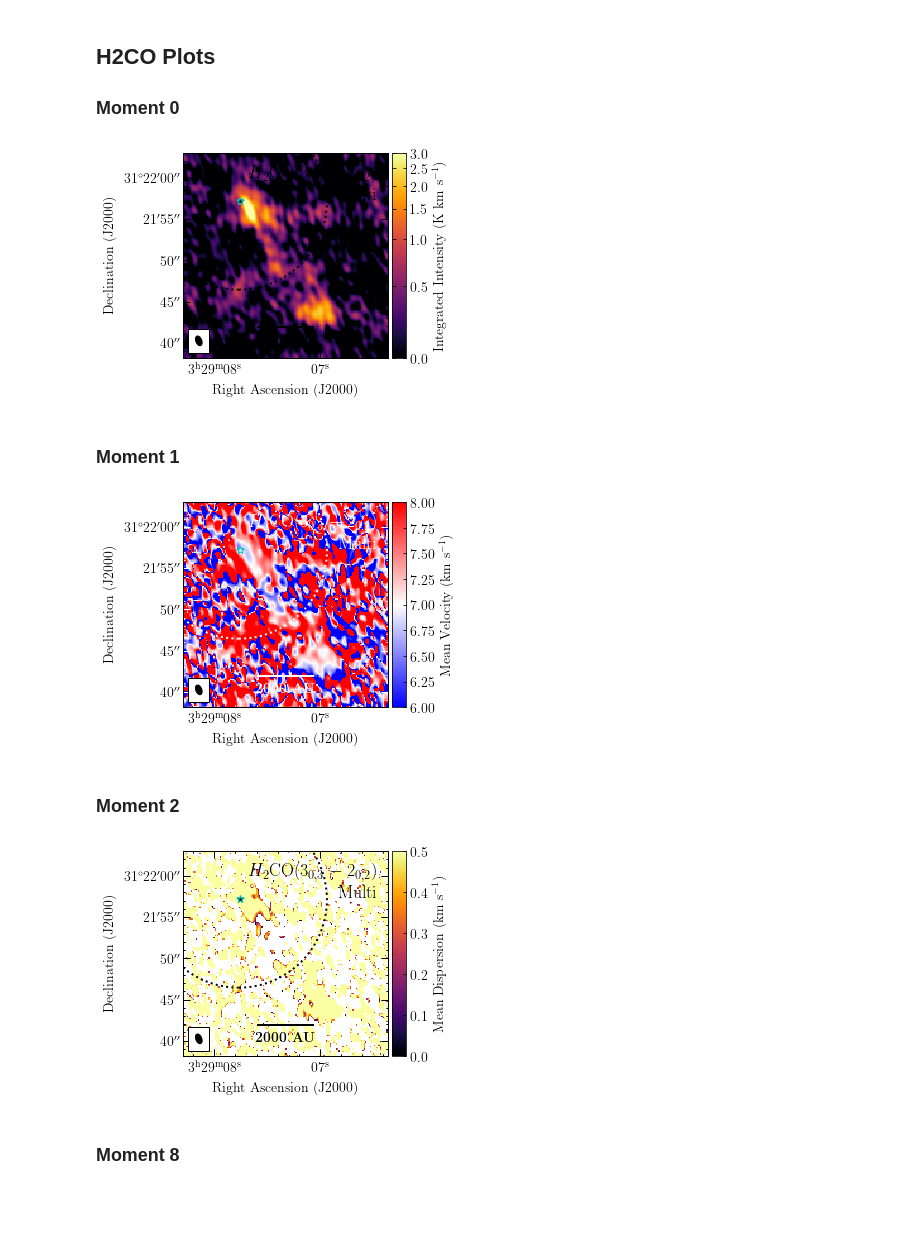
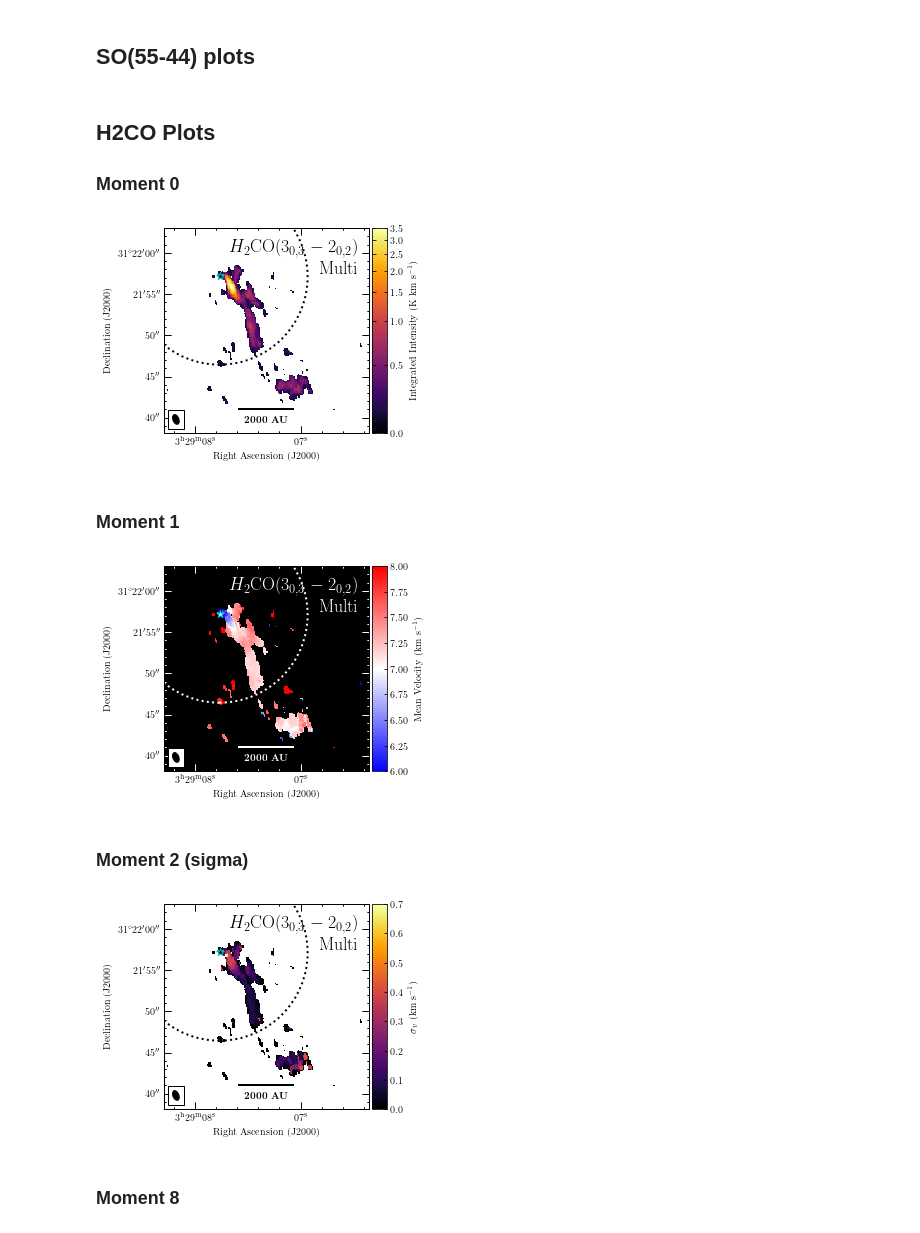
Before and after one commit to tere-valdivia/Per-emb-50_results, a Jupyter notebook: Data_figures.ipynb, the cells around one changed output. Saved outputs shown, nothing was run; the diff lists cells and outputs as text; code cells hidden in the pictures; blank space fills up the shorter version.

```diff
--- a/Data_figures.ipynb
+++ b/Data_figures.ipynb
@@ -30,78 +29,50 @@ def plot_aplpy_standard(image, stretch, vmin, vmax, cmap, phasecent=[ra_Per50, d
     fig.beam.set_frame(True)
     fig.scalebar.set_linewidth(2)
     return fig
+# %% [markdown]
+## SO(55-44) plots
 # %% [markdown]
 ## H2CO Plots
 
 ### Moment 0
 # %%
-saveaction = 0
-contourplot = 0
-# regionplot = 0
+saveaction = 1
 
 folder = 'H2CO/CDconfigsmall/'
 filename = H2CO_303_202_s + '_fitcube_total_mom0'
 cleanalg = 'Multi'
 stretch = 'arcsinh'
 
-# moment = 0
-# velinit = 7 #km/s
-# velend = 8 #km/s
-
-# savefile = folder + 'H2CO_'+cleanalg+'_'+str(velinit)+'to'+str(velend)+'_'+stretch+'_moment'+str(moment)+'_SMAbeam.pdf'
 savefile = folder + 'H2CO_'+cleanalg+'_fitcube_total_mom0' + '_'+stretch + '.pdf'
 vmin = 0
-vmax = 3.
+vmax = 3.5
 vmid = 0.5
 cmap = 'inferno'
 title = r'$H_{2}$CO($3_{0,3}-2_{0,2}$)'
 
-# contourfile = 'SO_55_44/Per-emb-50_C_l009l048_cont.fits'
-# contourfile2 = filename+'.fits'
-# contlevels = [0.007]
-# regions = folder +'spectra_regs.reg'
-
-# cube = SpectralCube.read(filename+'.fits')
-# cube = cube.with_spectral_unit(u.km/u.s)
-# headercube = cube.hdu.header
 headercube = fits.getheader(filename+'.fits')
 freq = headercube['RESTFREQ'] * u.Hz
 phasecent = [headercube['ra'], headercube['dec']]
 
-# subcube = cube.spectral_slab(velinit*u.km/u.s, velend*u.km/u.s)
-# moment0 = subcube.moment(order=moment).hdu
-# rms = calculatenoise(moment0.data)[0]
-if contourplot:
-    contour2 = filename + '.fits'
-#     contourfile = SpectralCube.read(contourfile)
-#     contourfile = contourfile[0,:,:]
-#     contourfile2 = SpectralCube.read(contourfile2).with_spectral_unit(u.km/u.s)
-#     contour2 = contourfile2.spectral_slab(velinit*u.km/u.s, velend*u.km/u.s).moment(order=moment).hdu
-#     rms2 = calculatenoise(contour2.data)[0]
-
-# fig = plot_aplpy_standard(moment0, stretch, vmin, vmax, cmap)
 fig = plot_aplpy_standard(filename+'.fits', stretch, vmin, vmax, cmap, label_col='k', star_col='c', vmid=vmid)
-# fig.recenter(phasecent[0], phasecent[1], radiusplot)
 fig.colorbar.set_axis_label_text(r'Integrated Intensity (K km s$^{-1}$)')
 fig.show_circles(phasecent[0], phasecent[1], (pb_noema(freq).to(u.deg)*0.5).value, ls=':', color='k', lw=2)
 if contourplot:
     fig.show_contour(contour2, levels=[rms2*3, rms2*5], colors='w')
-# if regionplot:
-#     fig.show_regions(regions)
 fig.add_label(0.95,0.9, title, color='k',
                relative=True, horizontalalignment='right', size=18)
 fig.add_label(0.95,0.80, cleanalg, color='k',
                relative=True, horizontalalignment='right', size=18)
 fig.scalebar.set_label(r'\textbf{2000 AU}')
 
 if saveaction:
     plt.savefig(savefile, bbox_inches='tight', dpi=300)
 # %% [output]
-[figure, old version]
+[figure, new version]
 # %% [markdown]
 ### Moment 1
 # %%
-saveaction = 0
+saveaction = 1
 filename = H2CO_303_202_s + '_fitcube_total_mom1'
 stretch = 'linear'
 cmap = 'bwr'
@@ -115,7 +86,6 @@ freq = headercube['RESTFREQ'] * u.Hz
 phasecent = [headercube['ra'], headercube['dec']]
 
 fig = plot_aplpy_standard(filename+'.fits', stretch, vmin, vmax, cmap, label_col='w', star_col='c')
-# fig.recenter(phasecent[0], phasecent[1], radiusplot)
 fig.colorbar.set_axis_label_text(r'Mean Velocity (km s$^{-1}$)')
 fig.show_circles(phasecent[0], phasecent[1], (pb_noema(freq).to(u.deg)*0.5).value, ls=':', color='w', lw=2)
 
@@ -128,25 +98,25 @@ fig.set_nan_color(nancolor)
 if saveaction:
     plt.savefig(savefile, bbox_inches='tight', dpi=300)
 # %% [output]
-[figure, old version]
+[figure, new version]
 # %% [markdown]
-### Moment 2
+### Moment 2 (sigma)
 # %%
-saveaction = 0
+saveaction = 1
 filename = H2CO_303_202_s + '_fitcube_total_sigma'
 stretch = 'linear'
 cmap = 'inferno'
 nancolor = 'w'
 savefile = folder + 'H2CO_'+cleanalg+'_fitcube_total_sigma' + '_'+stretch + '.pdf'
 vmin = 0
-vmax = 0.5
+vmax = 0.7
 
 headercube = fits.getheader(filename+'.fits')
 freq = headercube['RESTFREQ'] * u.Hz
 phasecent = [headercube['ra'], headercube['dec']]
 
 fig = plot_aplpy_standard(filename+'.fits', stretch, vmin, vmax, cmap, label_col='k', star_col='c')
-fig.colorbar.set_axis_label_text(r'Mean Dispersion (km s$^{-1}$)')
+fig.colorbar.set_axis_label_text(r'$\sigma_v$ (km s$^{-1}$)')
 fig.show_circles(phasecent[0], phasecent[1], (pb_noema(freq).to(u.deg)*0.5).value, ls=':', color='k', lw=2)
 
 fig.add_label(0.95,0.9, title, color='k',
@@ -158,7 +128,7 @@ fig.set_nan_color(nancolor)
 if saveaction:
     plt.savefig(savefile, bbox_inches='tight', dpi=300)
 # %% [output]
-[figure, old version]
+[figure, new version]
 # %% [markdown]
 ### Moment 8
 # %%
```
Also changed, not shown: parts of 7 cells of this notebook, 18 other files.
